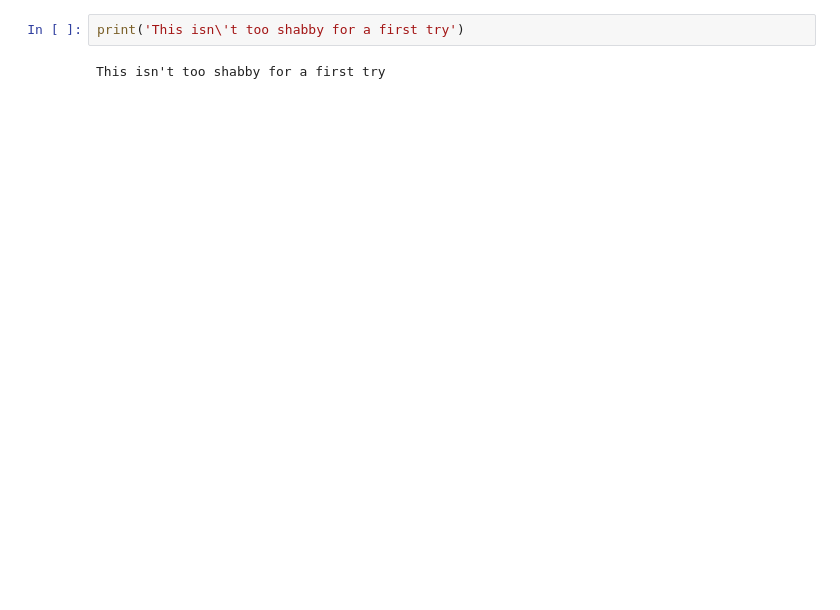
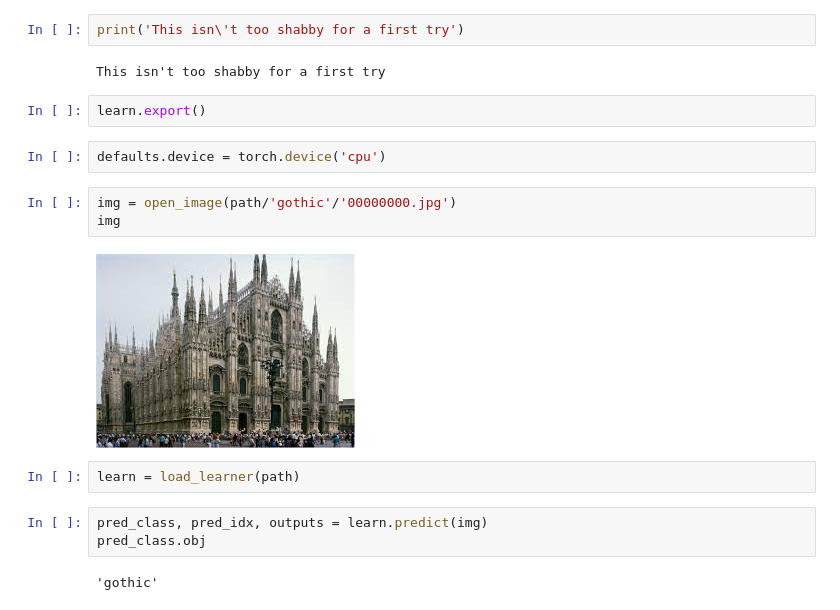
Before and after one commit to mtodisco10/fastaiProjects, a Jupyter notebook: first_fastai.ipynb, the cells around one changed output. Saved outputs shown, nothing was run; the diff lists cells and outputs as text; blank space fills up the shorter version.

```diff
--- a/first_fastai.ipynb
+++ b/first_fastai.ipynb
@@ -103,3 +89,19 @@ interp.plot_confusion_matrix()
 print('This isn\'t too shabby for a first try')
 # %% [output]
 This isn't too shabby for a first try
+# %%
+learn.export()
+# %%
+defaults.device = torch.device('cpu')
+# %%
+img = open_image(path/'gothic'/'00000000.jpg')
+img
+# %% [output]
+[figure, added]
+# %%
+learn = load_learner(path)
+# %%
+pred_class, pred_idx, outputs = learn.predict(img)
+pred_class.obj
+# %% [output]
+'gothic'
```
Also changed, not shown: parts of 15 cells of this notebook.
